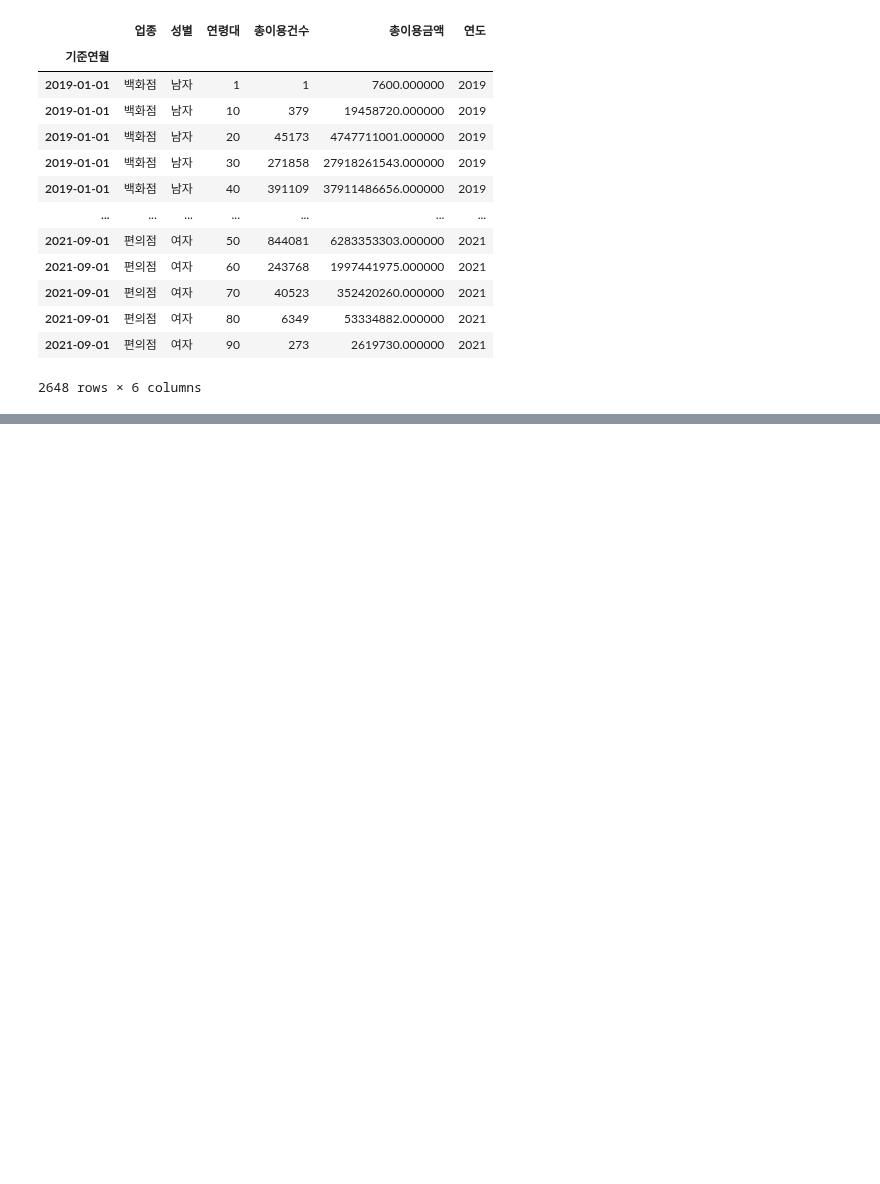
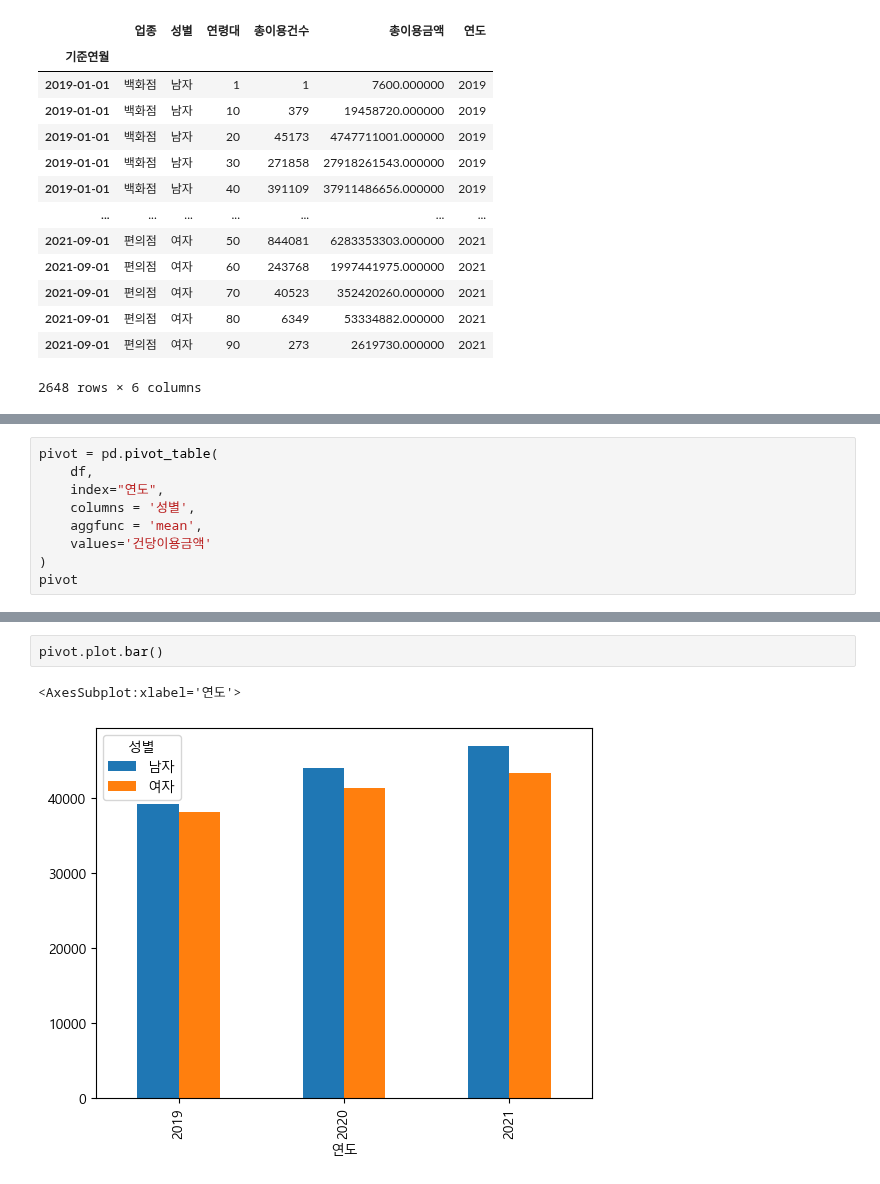
Before and after one commit to sejinhwang97ko/2023prac, a Jupyter notebook: 20230407/04_example.ipynb, the cells around one changed output, grey strips where cells are left out. Saved outputs shown, nothing was run; the diff lists cells and outputs as text; blank space fills up the shorter version.

```diff
--- a/20230407/04_example.ipynb
+++ b/20230407/04_example.ipynb
@@ -198,0 +211,9 @@ df1
+# %%
+pivot = pd.pivot_table(
+    df,
+    index="연도",
+    columns = '성별',
+    aggfunc = 'mean',
+    values='건당이용금액'
+)
+pivot
@@ -198,0 +226,5 @@ df1
+# %%
+pivot.plot.bar()
+# %% [output]
+<AxesSubplot:xlabel='연도'>
+[figure, added]
```
Also changed, not shown: parts of 20 cells of this notebook, 2 other files.
